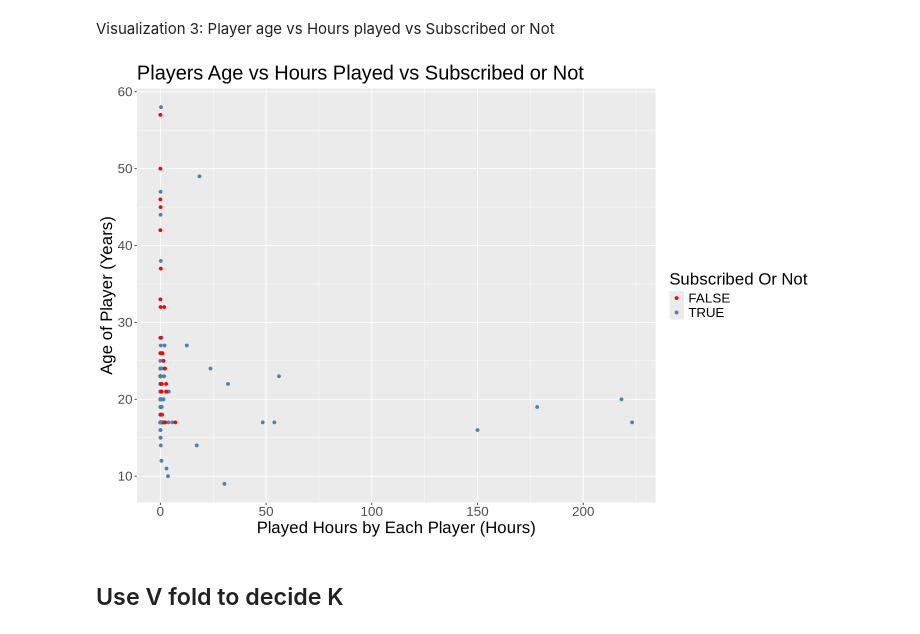
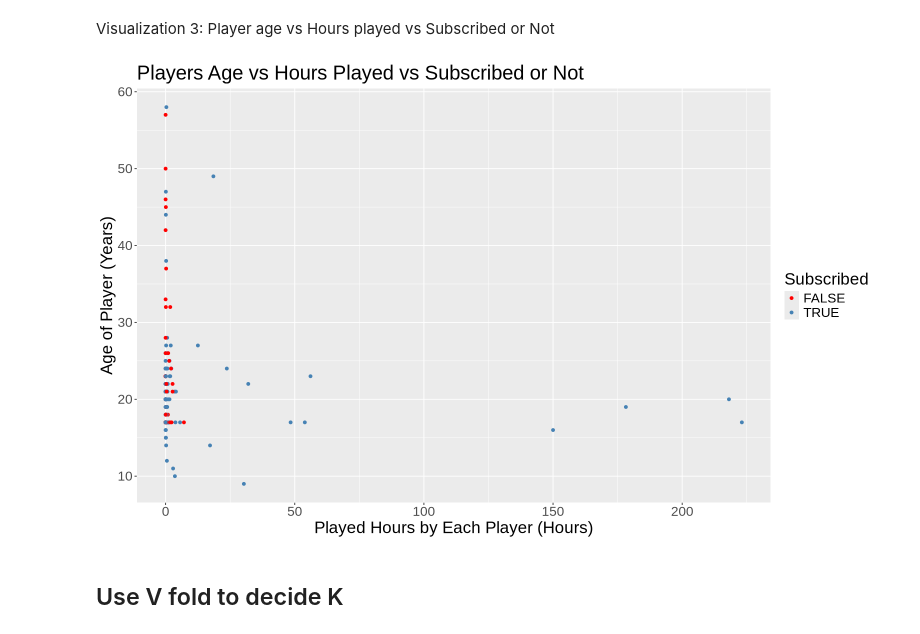
Before and after one commit to alanainvancouver-byte/DSCI100-Project_Group_Portion, a Jupyter notebook: Untitled.ipynb, the cells around one changed output. Saved outputs shown, nothing was run; the diff lists cells and outputs as text; code cells hidden in the pictures.

```diff
--- a/Untitled.ipynb
+++ b/Untitled.ipynb
@@ -122,21 +122,21 @@ dist_player_hours
 # %% [markdown]
 Visualization 3: Player age vs Hours played vs Subscribed or Not
 # %%
-options(repr.plot.width = 12, repr.plot.height = 8)
+options(repr.plot.width = 13, repr.plot.height = 8)
 
 played_hrs_vs_age <- player_data |>
     ggplot(aes(x = played_hours, y = Age, color = subscribe)) +
     geom_point(alpha = 1) +
     labs(x = "Played Hours by Each Player (Hours)",
          y = "Age of Player (Years)",
-         color = "Subscribed Or Not") +
+         color = "Subscribed") +
     ggtitle("Players Age vs Hours Played vs Subscribed or Not") +
     theme(text = element_text(size=20)) +
     scale_color_manual(values = c("TRUE" = "steelblue", "FALSE" = "red"))
 
 played_hrs_vs_age
 # %% [output]
-[figure, old version]
+[figure, new version]
 # %% [markdown]
 ## Use V fold to decide K
 # %%
```
Also changed, not shown: parts of 3 cells of this notebook.
